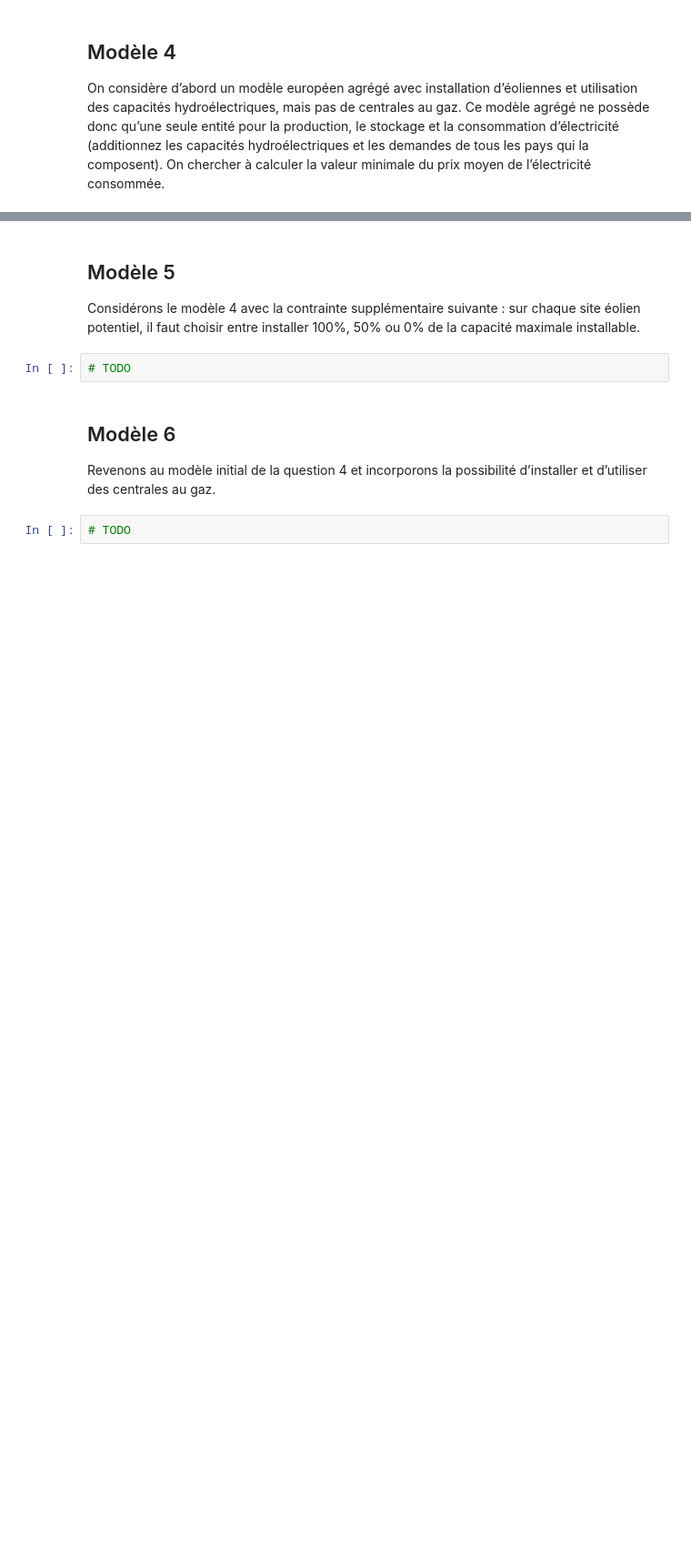
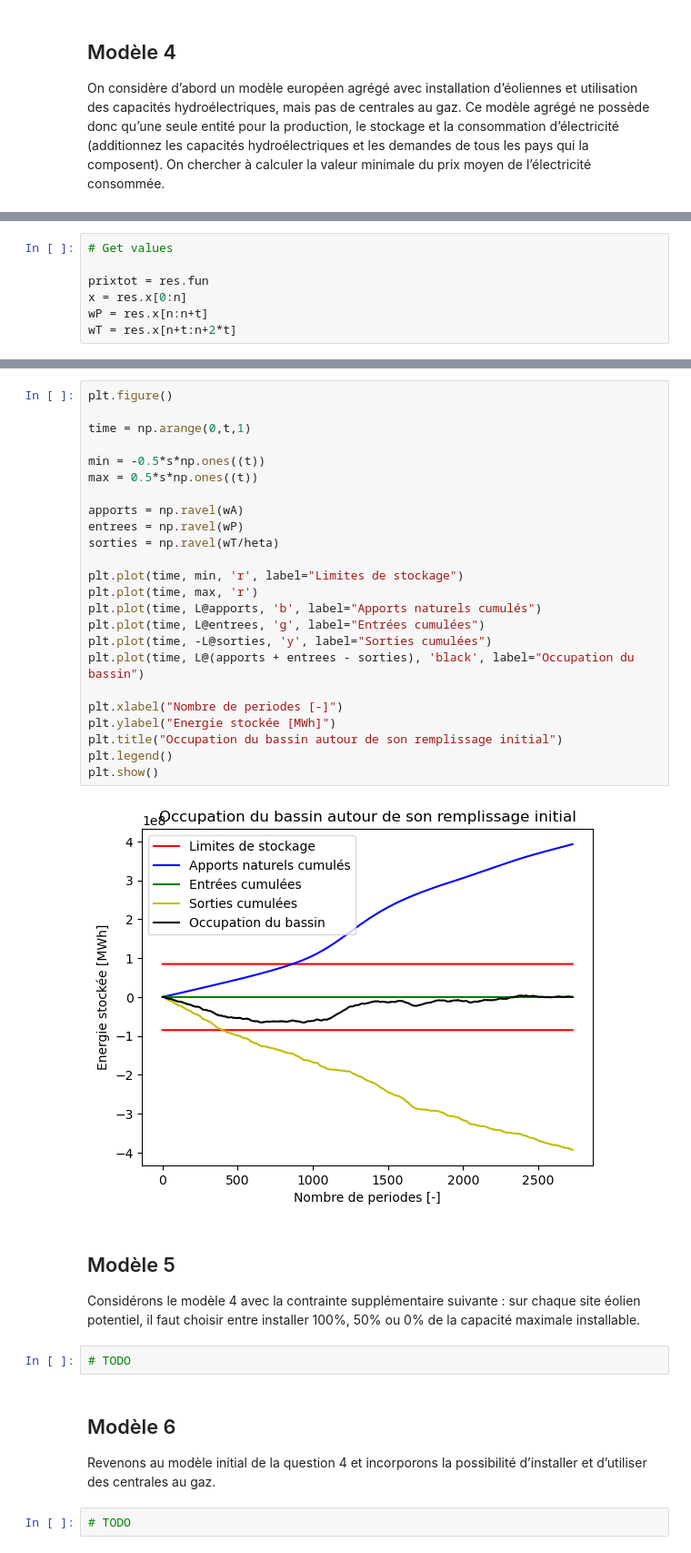
Before and after one commit to igivotron/LINMA1702, a Jupyter notebook: P2/Partie2-LINMA1702.ipynb, the cells around one changed output, grey strips where cells are left out. Shown at 91% size. Saved outputs shown, nothing was run; the diff lists cells and outputs as text; blank space fills up the shorter version.

```diff
--- a/P2/Partie2-LINMA1702.ipynb
+++ b/P2/Partie2-LINMA1702.ipynb
@@ -187,0 +234,7 @@ prob.solve()
+# %%
+# Get values
+
+prixtot = res.fun
+x = res.x[0:n]
+wP = res.x[n:n+t]
+wT = res.x[n+t:n+2*t]
@@ -216,3 +268,29 @@ Prix moyen, 41.41206153841767 euros/MWh
+# %%
+plt.figure()
+
+time = np.arange(0,t,1)
+
+min = -0.5*s*np.ones((t))
+max = 0.5*s*np.ones((t))
+
+apports = np.ravel(wA)
+entrees = np.ravel(wP)
+sorties = np.ravel(wT/heta)
+
+plt.plot(time, min, 'r', label="Limites de stockage")
+plt.plot(time, max, 'r')
+plt.plot(time, L@apports, 'b', label="Apports naturels cumulés")
+plt.plot(time, L@entrees, 'g', label="Entrées cumulées")
+plt.plot(time, -L@sorties, 'y', label="Sorties cumulées")
+plt.plot(time, L@(apports + entrees - sorties), 'black', label="Occupation du bassin")
+
+plt.xlabel("Nombre de periodes [-]")
+plt.ylabel("Energie stockée [MWh]")
+plt.title("Occupation du bassin autour de son remplissage initial")
+plt.legend()
+plt.show()
+# %% [output]
+[figure, added]
 # %% [markdown]
 ## Modèle 5
 Considérons le modèle 4 avec la contrainte supplémentaire suivante : sur chaque site  éolien potentiel, il faut choisir entre installer 100%, 50% ou 0% de la capacité maximale installable.
```
Also changed, not shown: parts of 13 cells of this notebook.
